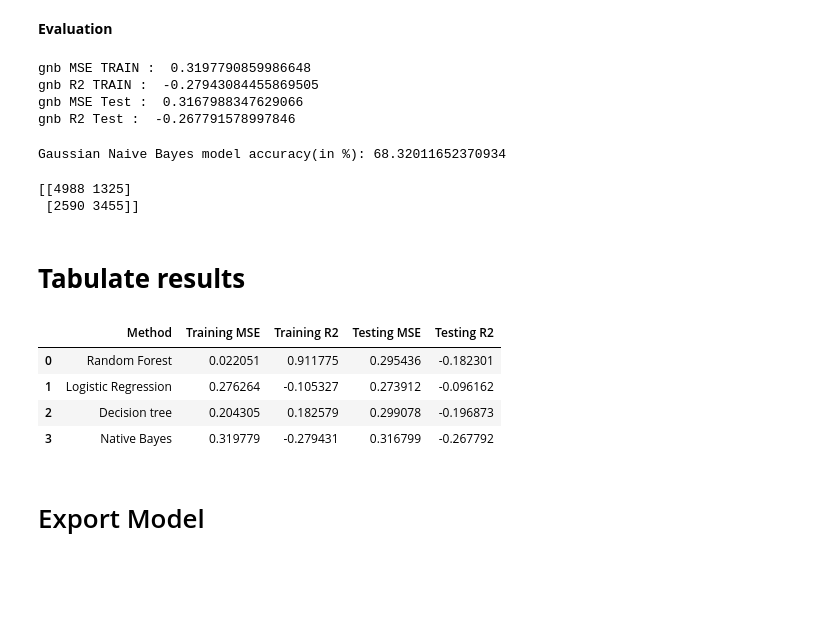
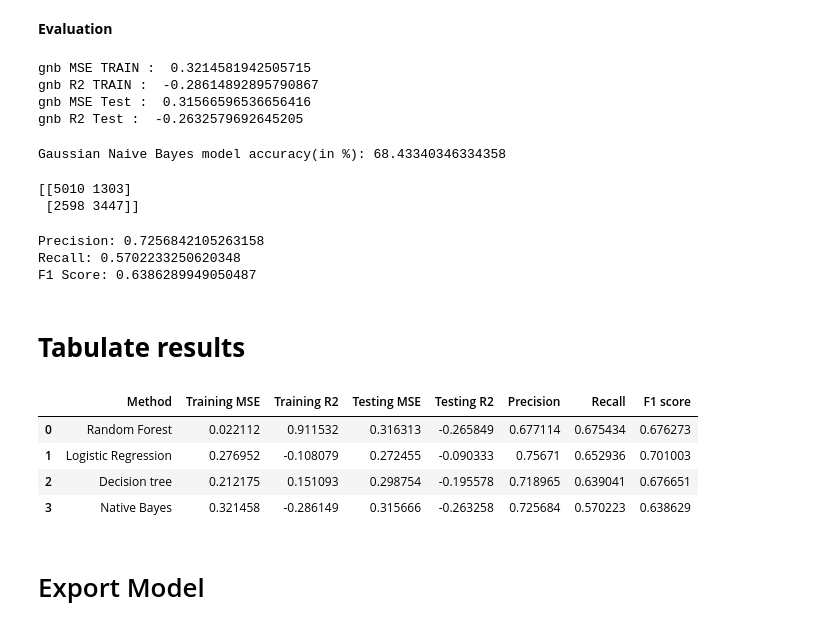
Before and after one commit to tasheera/CVD_Risk_Analyser, a Jupyter notebook: Copy_of_CardioVascularDieseaseRiskAssesssmentModel.ipynb, the cells around one changed output. Drawn from its saved outputs; the diff is of its cells as text; code cells hidden in the pictures; blank space fills up the shorter version.

```diff
--- a/Copy_of_CardioVascularDieseaseRiskAssesssmentModel.ipynb
+++ b/Copy_of_CardioVascularDieseaseRiskAssesssmentModel.ipynb
@@ -324,5 +327,5 @@ cvd_data.head()
 # %%
-x = cvd_data.drop("cardio", axis=1)
+x = cvd_data.drop(["cardio", "height", "weight"], axis=1)
 y = cvd_data['cardio']
 # %%
 x_train, x_test, y_train, y_test = train_test_split(x,y,test_size=0.2,random_state=0)
@@ -457,0 +466,8 @@ print(log_reg_cm)
+# %%
+log_reg_precision = precision_score(y_test,y_log_reg_test_prediction)
+log_reg_recall = recall_score(y_test,y_log_reg_test_prediction)
+log_reg_f1 = f1_score(y_test,y_log_reg_test_prediction)
+
+print("Precision:", log_reg_precision)
+print("Recall:", log_reg_recall)
+print("F1 Score:", log_reg_f1)
@@ -499,0 +520,8 @@ print(tree_cm)
+# %%
+tree_precision = precision_score(y_test,y_tree_test_prediction)
+tree_recall = recall_score(y_test,y_tree_test_prediction)
+tree_f1 = f1_score(y_test,y_tree_test_prediction)
+
+print("Precision:", tree_precision)
+print("Recall:", tree_recall)
+print("F1 Score:", tree_f1)
@@ -525,44 +557,56 @@ print('gnb R2 TRAIN : ',gnb_train_r2)
 print('gnb MSE Test : ',gnb_test_mse)
 print('gnb R2 Test : ',gnb_test_r2)
 # %% [output]
-gnb MSE TRAIN :  0.3197790859986648
-gnb R2 TRAIN :  -0.27943084455869505
-gnb MSE Test :  0.3167988347629066
-gnb R2 Test :  -0.267791578997846
+gnb MSE TRAIN :  0.3214581942505715
+gnb R2 TRAIN :  -0.28614892895790867
+gnb MSE Test :  0.31566596536656416
+gnb R2 Test :  -0.2632579692645205
 # %%
 print("Gaussian Naive Bayes model accuracy(in %):", metrics.accuracy_score(y_test, y_gnb_test_prediction)*100)
 # %% [output]
-Gaussian Naive Bayes model accuracy(in %): 68.32011652370934
+Gaussian Naive Bayes model accuracy(in %): 68.43340346334358
 # %%
 gnb_cm = metrics.confusion_matrix(y_test,y_gnb_test_prediction)
 print(gnb_cm)
 # %% [output]
-[[4988 1325]
- [2590 3455]]
+[[5010 1303]
+ [2598 3447]]
+# %%
+gnb_precision = precision_score(y_test,y_gnb_test_prediction)
+gnb_recall = recall_score(y_test,y_gnb_test_prediction)
+gnb_f1 = f1_score(y_test,y_gnb_test_prediction)
+
+print("Precision:", gnb_precision)
+print("Recall:", gnb_recall)
+print("F1 Score:", gnb_f1)
+# %% [output]
+Precision: 0.7256842105263158
+Recall: 0.5702233250620348
+F1 Score: 0.6386289949050487
 # %% [markdown]
 # **Tabulate results**
 # %%
-rf_results = pd.DataFrame(['Random Forest', rf_train_mse, rf_train_r2, rf_test_mse, rf_test_r2]).transpose()
-rf_results.columns = ['Method', 'Training MSE', 'Training R2', 'Testing MSE', 'Testing R2']
+rf_results = pd.DataFrame(['Random Forest', rf_train_mse, rf_train_r2, rf_test_mse, rf_test_r2, rf_precision, rf_recall, rf_f1]).transpose()
+rf_results.columns = ['Method', 'Training MSE', 'Training R2', 'Testing MSE', 'Testing R2', "Precision", "Recall", "F1 score"]
 
-log_reg_results = pd.DataFrame(['Logistic Regression', log_reg_train_mse, log_reg_train_r2, log_reg_test_mse, log_reg_test_r2]).transpose()
-log_reg_results.columns = ['Method', 'Training MSE', 'Training R2', 'Testing MSE', 'Testing R2']
+log_reg_results = pd.DataFrame(['Logistic Regression', log_reg_train_mse, log_reg_train_r2, log_reg_test_mse, log_reg_test_r2, log_reg_precision, log_reg_recall, log_reg_f1]).transpose()
+log_reg_results.columns = ['Method', 'Training MSE', 'Training R2', 'Testing MSE', 'Testing R2', "Precision", "Recall", "F1 score"]
 
-tree_results = pd.DataFrame(['Decision tree', tree_train_mse, tree_train_r2, tree_test_mse, tree_test_r2]).transpose()
-tree_results.columns = ['Method', 'Training MSE', 'Training R2', 'Testing MSE', 'Testing R2']
+tree_results = pd.DataFrame(['Decision tree', tree_train_mse, tree_train_r2, tree_test_mse, tree_test_r2, tree_precision, tree_recall, tree_f1]).transpose()
+tree_results.columns = ['Method', 'Training MSE', 'Training R2', 'Testing MSE', 'Testing R2', "Precision", "Recall", "F1 score"]
 
-gnb_results = pd.DataFrame(['Native Bayes', gnb_train_mse, gnb_train_r2, gnb_test_mse, gnb_test_r2]).transpose()
-gnb_results.columns = ['Method', 'Training MSE', 'Training R2', 'Testing MSE', 'Testing R2']
+gnb_results = pd.DataFrame(['Native Bayes', gnb_train_mse, gnb_train_r2, gnb_test_mse, gnb_test_r2, gnb_precision, gnb_recall, gnb_f1]).transpose()
+gnb_results.columns = ['Method', 'Training MSE', 'Training R2', 'Testing MSE', 'Testing R2', "Precision", "Recall", "F1 score"]
 
 
 cvd_data_models = pd.concat([rf_results,  log_reg_results, tree_results, gnb_results], axis=0 ).reset_index(drop=True)
 cvd_data_models
 # %% [output]
-|  | Method | Training MSE | Training R2 | Testing MSE | Testing R2 |
-| 0 | Random Forest | 0.022051 | 0.911775 | 0.295436 | -0.182301 |
-| 1 | Logistic Regression | 0.276264 | -0.105327 | 0.273912 | -0.096162 |
-| 2 | Decision tree | 0.204305 | 0.182579 | 0.299078 | -0.196873 |
-| 3 | Native Bayes | 0.319779 | -0.279431 | 0.316799 | -0.267792 |
+|  | Method | Training MSE | Training R2 | Testing MSE | Testing R2 | Precision | Recall | F1 score |
+| 0 | Random Forest | 0.022112 | 0.911532 | 0.316313 | -0.265849 | 0.677114 | 0.675434 | 0.676273 |
+| 1 | Logistic Regression | 0.276952 | -0.108079 | 0.272455 | -0.090333 | 0.75671 | 0.652936 | 0.701003 |
+| 2 | Decision tree | 0.212175 | 0.151093 | 0.298754 | -0.195578 | 0.718965 | 0.639041 | 0.676651 |
+| 3 | Native Bayes | 0.321458 | -0.286149 | 0.315666 | -0.263258 | 0.725684 | 0.570223 | 0.638629 |
 # %% [markdown]
 # Export Model
 # %% [markdown]
```
Also changed, not shown: parts of 21 cells of this notebook.
